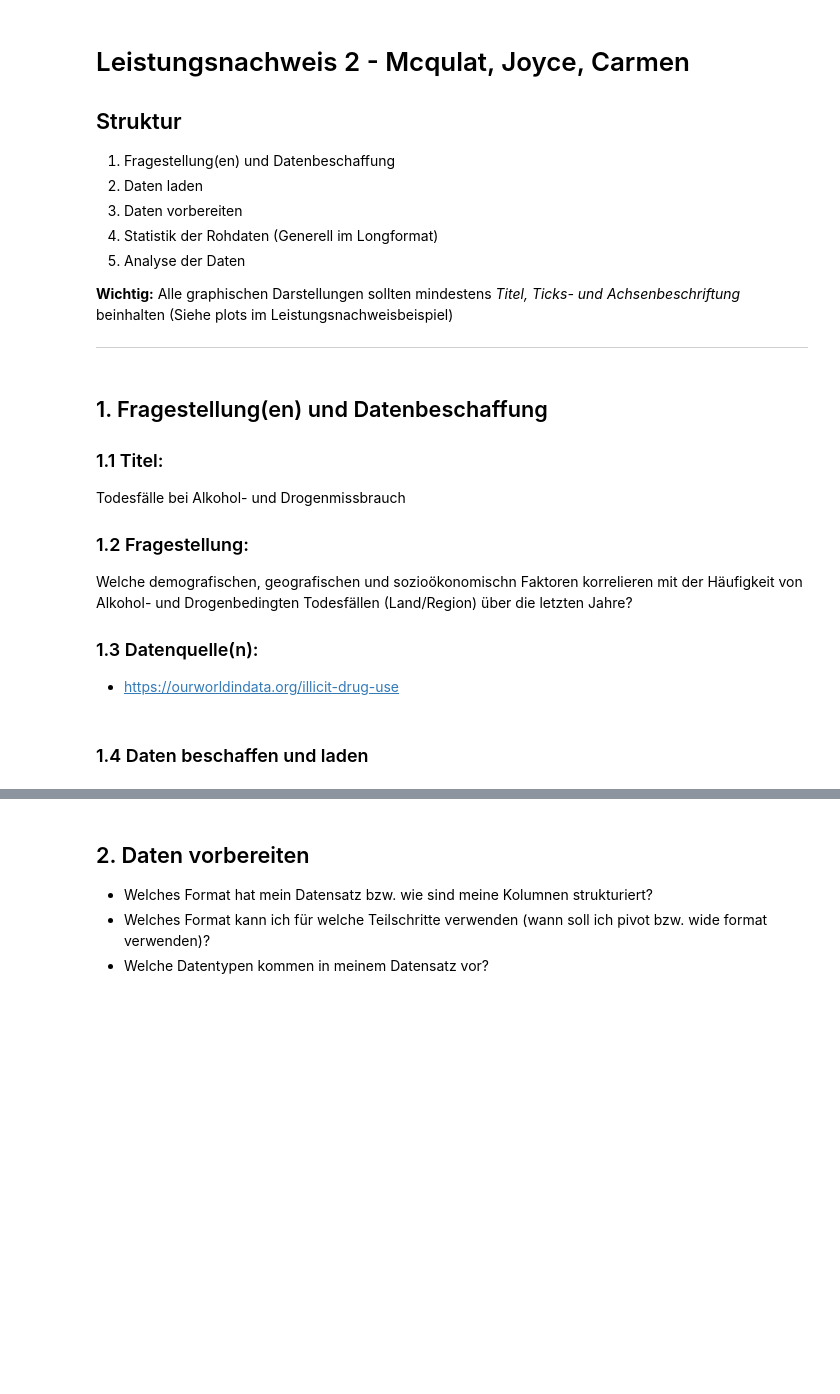
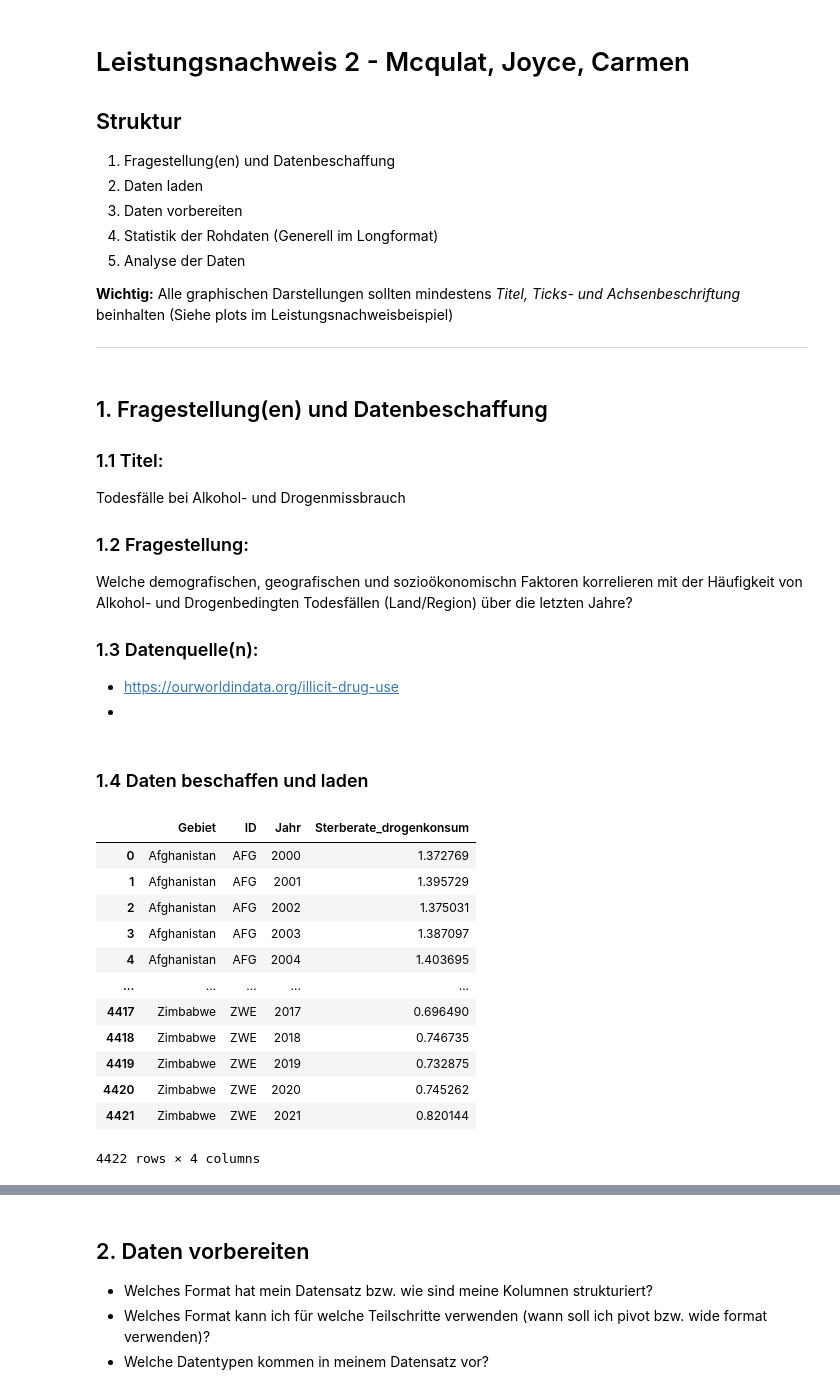
Before and after one commit to Joyce-ops/BMLD-LN2-Carmen-Mcqulat-Joyce, a Jupyter notebook: Leistungsnachweis 2.ipynb, the cells around one changed output, grey strips where cells are left out. Drawn from its saved outputs; the diff is of its cells as text; code cells hidden in the pictures; blank space fills up the shorter version.

```diff
--- a/Leistungsnachweis 2.ipynb
+++ b/Leistungsnachweis 2.ipynb
@@ -21,6 +21,7 @@
 Welche demografischen, geografischen und sozioökonomischn Faktoren korrelieren mit der Häufigkeit von Alkohol- und Drogenbedingten Todesfällen (Land/Region) über die letzten Jahre?
 ### 1.3 Datenquelle(n):
 - https://ourworldindata.org/illicit-drug-use
+-
 # %% [markdown]
 ### 1.4 Daten beschaffen und laden
 # %%
@@ -31,3 +32,19 @@ import seaborn as sns
 from matplotlib import pyplot as plt
 # %%
 # lade hier deine Daten
+df_orig = pd.read_csv("Datensatz.csv", names=["Gebiet", "ID", "Jahr", "Sterberate_drogenkonsum"], skiprows=1)
+df_orig
+# %% [output]
+|  | Gebiet | ID | Jahr | Sterberate_drogenkonsum |
+| 0 | Afghanistan | AFG | 2000 | 1.372769 |
+| 1 | Afghanistan | AFG | 2001 | 1.395729 |
+| 2 | Afghanistan | AFG | 2002 | 1.375031 |
+| 3 | Afghanistan | AFG | 2003 | 1.387097 |
+| 4 | Afghanistan | AFG | 2004 | 1.403695 |
+| ... | ... | ... | ... | ... |
+| 4417 | Zimbabwe | ZWE | 2017 | 0.696490 |
+| 4418 | Zimbabwe | ZWE | 2018 | 0.746735 |
+| 4419 | Zimbabwe | ZWE | 2019 | 0.732875 |
+| 4420 | Zimbabwe | ZWE | 2020 | 0.745262 |
+| 4421 | Zimbabwe | ZWE | 2021 | 0.820144 |
+4422 rows × 4 columns
```
Also changed, not shown: parts of 4 cells of this notebook.
